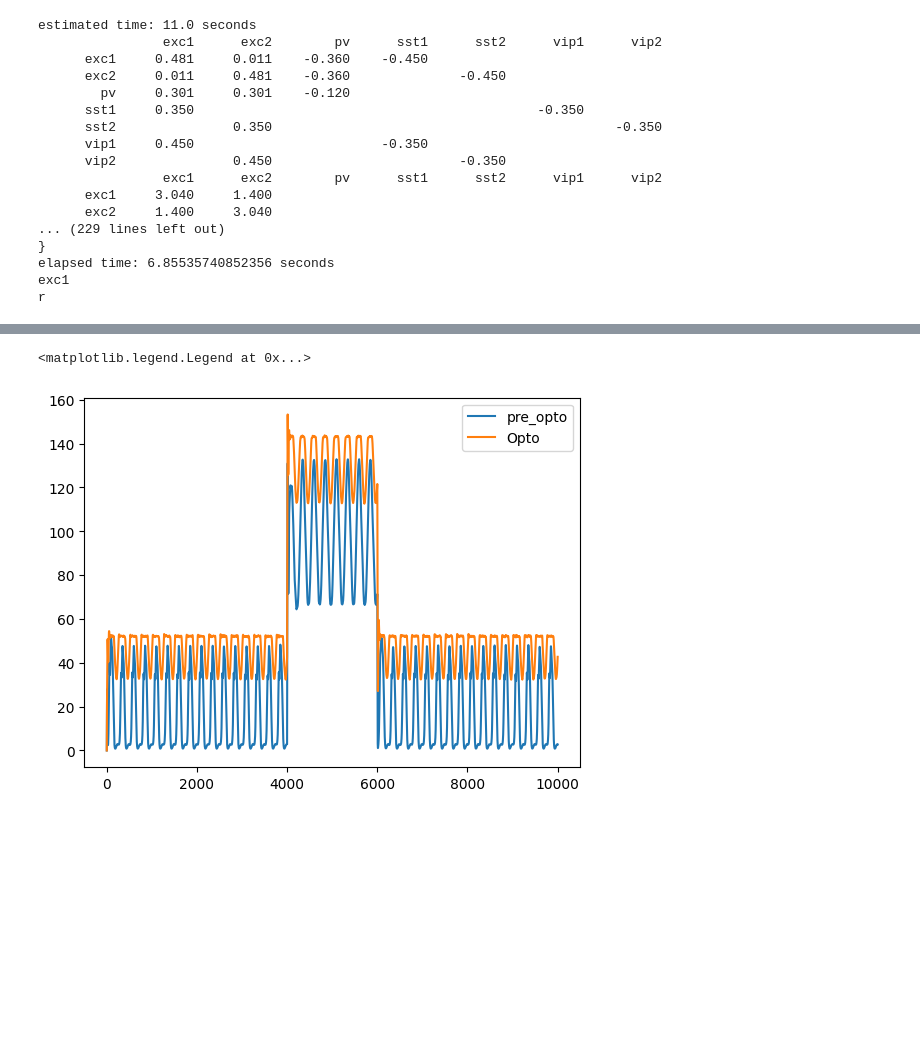
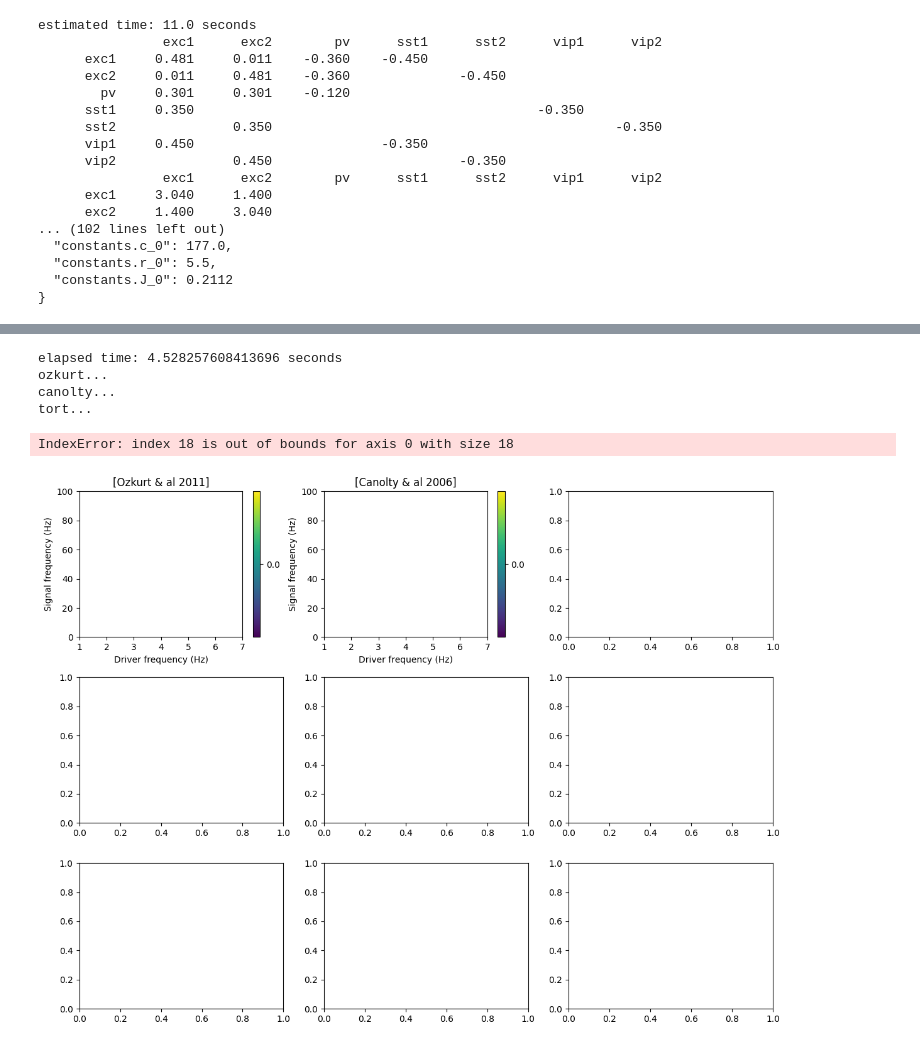
Before and after one commit to pooyaalavian/neural-simulation, a Jupyter notebook: Mystart.ipynb, the cells around one changed output, grey strips where cells are left out. Cells and saved outputs as stored; diff of their text form; code cells hidden in the pictures; blank space fills up the shorter version.

Commit message:
add fft plot

```diff
--- a/Mystart.ipynb
+++ b/Mystart.ipynb
@@ -32,6 +32,7 @@ def run(t_end, changes = {}, *, dt=0.001, path:Path=None):
         params.save(path / 'params.json')
         params.saveDelta(path / 'params_delta.json',base_file='structure.json')
         params.saveDeltaHtml(path / 'params_delta.html',base_file='structure.json')
+        params.saveHtml(path / 'params.html',keys = ["exc1.Iback"])
 
     def calc_g_static():
       sigma = y0.serialize_g(params)
@@ -57,7 +58,8 @@ def run(t_end, changes = {}, *, dt=0.001, path:Path=None):
         # return np.diag(g_vector)
         return g_matrix.copy()
 
-    gen = np.random.Generator(np.random.PCG64(123))
+    # gen = np.random.Generator(np.random.PCG64(123))
+    gen = None
     # res = sdeint.itoint(model_f, model_g, y0.serialize(), t, gen)
     res = itoint(model_f, model_g, y0.serialize(), t, gen)
     def toState(y): return Model().deserialize(y)
@@ -83,21 +74,16 @@ new_params = {"sst1.I_back.dc": 0.25,"sst2.I_back.dc": 0.25,
                 "exc1.I_back.amplitude": 0., "exc1.I_back.frequency": 0,
                 "exc2.I_back.amplitude": 0.,"exc2.I_back.frequency": 0}
 # %%
-experiments = [{"constants.ratio":0.0},{"constants.ratio":0.25}]
+experiments = [{"pv.opto":0.75}]
 if __name__ == '__main__':
-    exp = 'opto'
-    signals=[]
-    for e in range(len(experiments)):
-        experiments[e].update(new_params)
+    exp = 'opto_pv'
+    for experiment in experiments:
+        experiment.update()
         dt = datetime.now()
         folder = Path(f'img/{exp}/{dt.strftime("%Y-%m-%d")}/{dt.strftime("%H%M%S")}')
         folder.mkdir(parents=True)
-        t, res = run(10, changes = experiments[e] , dt=0.001, path=folder)
-        trace = get_trace("exc1.r",t,res,t_start=0,t_end =10)
-        signals.append(trace)
-        # exc1_r = np.array([x.exc1.r for x in res])
-        # exc2_r = np.array([x.exc2.r for x in res])
-        # pv_r = np.array([x.pv.r for x in res])
+        t, res = run(10, changes = experiment , dt=0.001, path=folder)
+        #exc1_r = np.array([x.exc1.r for x in res])
         plots = [
             Plot(['exc1.r'], t_start=0, t_end=10, title='Exc 1 Firing Rate', file=folder / 'r1.svg'),
             Plot(['exc2.r'], t_start=0, t_end=10, title='Exc 2 Firing Rate', file=folder / 'r2.svg'),
@@ -106,6 +92,8 @@ if __name__ == '__main__':
             Plot(['sst2.r'], t_start=0, t_end=10, title='SST 2 Firing Rate', file=folder / 's2.svg'),
             Plot(['vip1.r'], t_start=0, t_end=10, title='VIP 1 Firing Rate', file=folder / 'v1.svg'),
             Plot(['vip2.r'], t_start=0, t_end=10, title='VIP 2 Firing Rate', file=folder / 'v2.svg'),
+            Plot(['exc1.r'], t_start=0, t_end=10, title='Exc 1 PAC', file=folder / 'pac.svg',plot_type= "pac")
+            Plot(['exc1.r'], t_start=0, t_end=10, title='Exc 1 fft', file=folder / 'fft.svg',plot_type= "fft")
             # Plot(['exc1.r'], t_start=2, t_end=3, title='Exc 1 Firing Rate', file=f'{folder}/r1-before.png'),
             # Plot(['exc1.r'], t_start=5, t_end=6, title='Exc 1 Firing Rate', file=f'{folder}/r1-during.png'),
             # Plot(['exc1.r'], t_start=7, t_end=8, title='Exc 1 Firing Rate', file=f'{folder}/r1-after.png'),
@@ -128,6 +116,8 @@ if __name__ == '__main__':
     </head>
     <body>
     <section id="inputs">
+        <iframe src="params.html" onload='javascript:(function(o){{o.style.height=o.contentWindow.document.body.scrollHeight+"px";}}(this));'
+        style="height:200px;width:100%;border:none;overflow:hidden;"></iframe>
         <iframe src="params_delta.html" onload='javascript:(function(o){{o.style.height=o.contentWindow.document.body.scrollHeight+"px";}}(this));'
         style="height:200px;width:100%;border:none;overflow:hidden;"></iframe>
     </section>
@@ -149,8 +139,8 @@ estimated time: 11.0 seconds
                 exc1      exc2        pv      sst1      sst2      vip1      vip2
       exc1     3.040     1.400
       exc2     1.400     3.040
-... (229 lines left out)
+... (102 lines left out)
+  "constants.c_0": 177.0,
+  "constants.r_0": 5.5,
+  "constants.J_0": 0.2112
 }
-elapsed time: 6.85535740852356 seconds
-exc1
-r
@@ -157,7 +149,6 @@ r
+elapsed time: 4.528257608413696 seconds
+ozkurt...
+canolty...
+tort...
+IndexError: index 18 is out of bounds for axis 0 with size 18
+[figure, added]
-# %%
-plt.plot(signals[0],label="pre_opto")
-plt.plot(signals[1],label="Opto")
-plt.legend()
-# %% [output]
-<matplotlib.legend.Legend at 0x...>
-[figure, removed]
```
Also changed, not shown: parts of 8 cells of this notebook, 2 other files.
